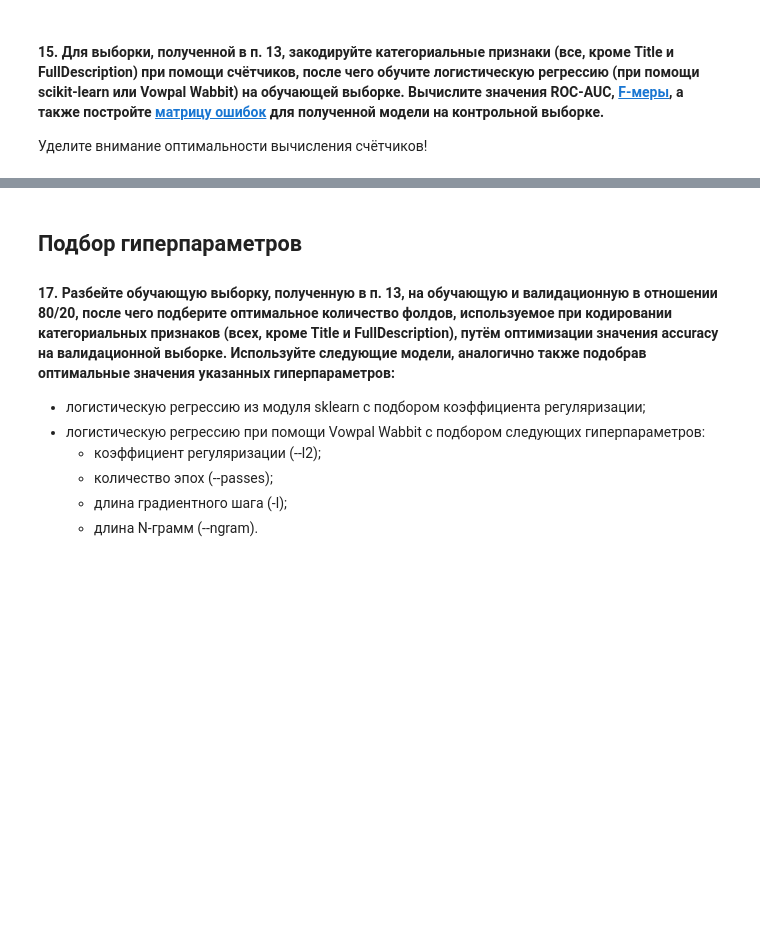
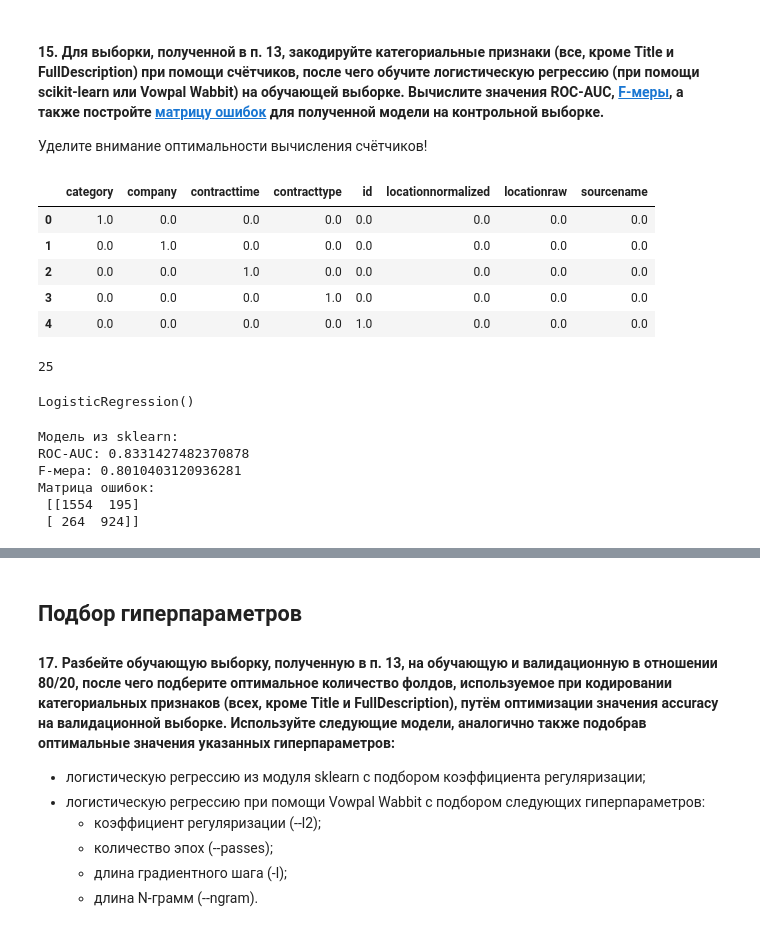
Before and after one commit to ccataha/POSII, a Jupyter notebook: Ландызин_ПОСИИ_ЛР2.ipynb, the cells around one changed output, grey strips where cells are left out. Cells and saved outputs as stored; diff of their text form; code cells hidden in the pictures; blank space fills up the shorter version.

```diff
--- a/Ландызин_ПОСИИ_ЛР2.ipynb
+++ b/Ландызин_ПОСИИ_ЛР2.ipynb
@@ -304,0 +706,33 @@ $$\hat{P}(y_i=+1|X_{ij}=u_{jn}) = \frac{\sum_{m=1, \\ m \ne i}^l \left[ x_{mj} =
+# %%
+# выбрать только те столбцы, которые нужно закодировать
+cols_to_encode = X_train3.columns.difference(['text'])
+
+from sklearn.feature_extraction.text import CountVectorizer
+
+# Создаем объект CountVectorizer и кодируем столбцы
+cv = CountVectorizer()
+encoded_cols = cv.fit_transform(X_train3[cols_to_encode])
+
+# Создаем dataframe из закодированных столбцов
+encoded_df = pd.DataFrame(encoded_cols.toarray(), columns=cv.get_feature_names_out())
+del encoded_cols
+
+# Объединяем закодированные столбцы с исходным dataframe
+X_train3 = pd.concat([X_train3.drop(cols_to_encode, axis=1).reset_index(drop=True), encoded_df.reset_index(drop=True)], axis=1)
+del encoded_df
+
+#Аналог для X_test3
+encoded_cols = cv.fit_transform(X_test3[cols_to_encode])
+encoded_df = pd.DataFrame(encoded_cols.toarray(), columns=cv.get_feature_names_out())
+del encoded_cols
+X_test3 = pd.concat([X_test3.drop(cols_to_encode, axis=1).reset_index(drop=True), encoded_df.reset_index(drop=True)], axis=1)
+del encoded_df
+
+X_train3.head()
+# %% [output]
+|  | category | company | contracttime | contracttype | id | locationnormalized | locationraw | sourcename |
+| 0 | 1.0 | 0.0 | 0.0 | 0.0 | 0.0 | 0.0 | 0.0 | 0.0 |
+| 1 | 0.0 | 1.0 | 0.0 | 0.0 | 0.0 | 0.0 | 0.0 | 0.0 |
+| 2 | 0.0 | 0.0 | 1.0 | 0.0 | 0.0 | 0.0 | 0.0 | 0.0 |
+| 3 | 0.0 | 0.0 | 0.0 | 1.0 | 0.0 | 0.0 | 0.0 | 0.0 |
+| 4 | 0.0 | 0.0 | 0.0 | 0.0 | 1.0 | 0.0 | 0.0 | 0.0 |
@@ -305,3 +750,46 @@ $$\hat{P}(y_i=+1|X_{ij}=u_{jn}) = \frac{\sum_{m=1, \\ m \ne i}^l \left[ x_{mj} =
+# %%
+import gc
+gc.collect()
+# %% [output]
+25
+# %%
+from sklearn.linear_model import LogisticRegression
+from sklearn.metrics import roc_auc_score, f1_score, confusion_matrix
+
+X_train3.columns = X_train3.columns.astype(str)
+#Тут стратегия с импутером не получилась
+X_train3.fillna(0, inplace=True)
+
+#Обучение
+lr3 = LogisticRegression()
+lr3.fit(X_train3, y_train3)
+# %% [output]
+LogisticRegression()
+# %%
+X_test3.columns = X_test3.columns.astype(str)
+# Применение преобразователя к данным
+X_test3.fillna(0, inplace=True)
+
+
+#Предикты SKL
+y_pred_sklearn3 = lr3.predict(X_test3)
+
+#Метрики SKL
+roc_auc_sklearn3_2 = roc_auc_score(y_test3, y_pred_sklearn3)
+f1_sklearn3_2 = f1_score(y_test3, y_pred_sklearn3)
+cm_sklearn3_2 = confusion_matrix(y_test3, y_pred_sklearn3)
+
+print('Модель из sklearn:')
+print('ROC-AUC:', roc_auc_sklearn3_2)
+print('F-мера:', f1_sklearn3_2)
+print('Матрица ошибок:\n', cm_sklearn3_2)
+# %% [output]
+Модель из sklearn:
+ROC-AUC: 0.8331427482370878
+F-мера: 0.8010403120936281
+Матрица ошибок:
+ [[1554  195]
+ [ 264  924]]
 # %% [markdown]
 #### 16.  Сравните значения метрик из п. 15 со значениями, полученными в п. 14, и сделайте вывод о качестве классификации для каждого из методов кодирования категориальных признаков.
 
```
Also changed, not shown: parts of 58 cells of this notebook.
